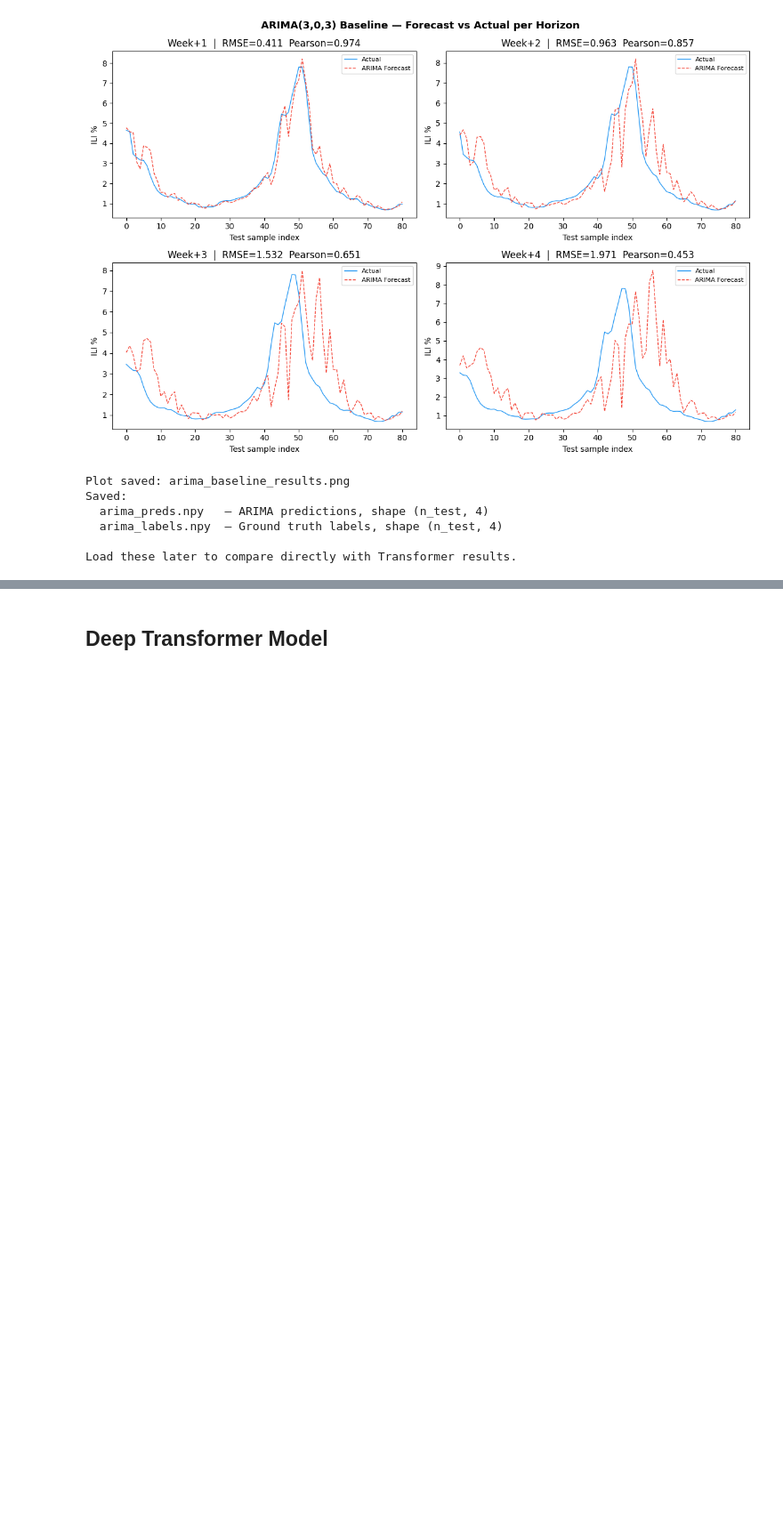
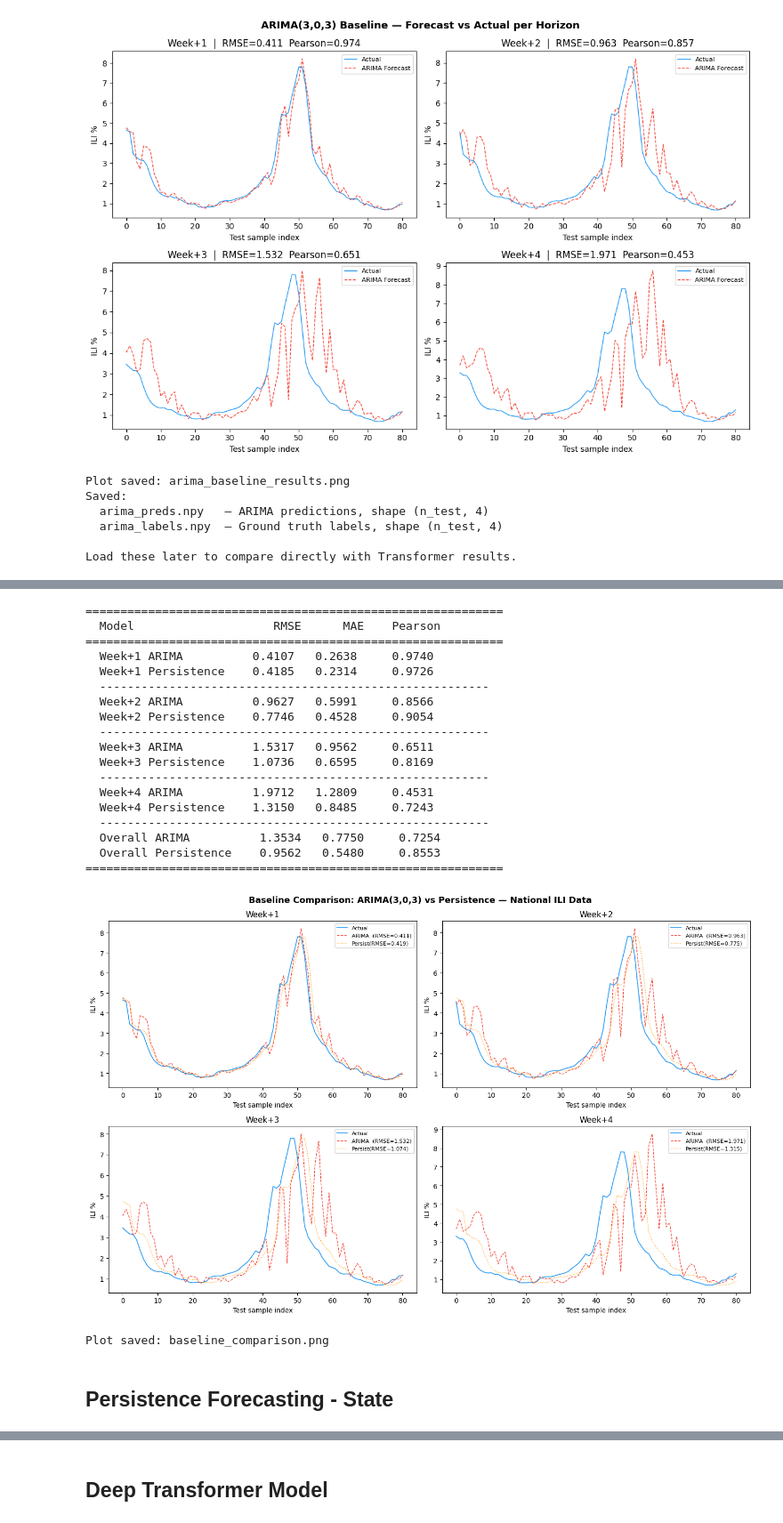
Before and after one commit to wangly7/epidemic-transformer-forecasting, a Jupyter notebook: transformer-influenza-predicting_ARIMA.ipynb, the cells around one changed output, grey strips where cells are left out. Shown at 89% size. Saved outputs shown, nothing was run; the diff lists cells and outputs as text; code cells hidden in the pictures; blank space fills up the shorter version.

```diff
--- a/transformer-influenza-predicting_ARIMA.ipynb
+++ b/transformer-influenza-predicting_ARIMA.ipynb
@@ -191,0 +303,74 @@ Load these later to compare directly with Transformer results.
+# %%
+# ── Combined Comparison: ARIMA vs Persistence ────────────────
+
+print("\n" + "="*60)
+print(f"  {'Model':<20} {'RMSE':>8} {'MAE':>8} {'Pearson':>10}")
+print("="*60)
+for step in range(FUTURE):
+    a = arima_metrics[f"week{step+1}"]
+    p = persist_metrics[f"week{step+1}"]
+    print(f"  Week+{step+1} ARIMA        {a['rmse']:>8.4f} {a['mae']:>8.4f} {a['pearson']:>10.4f}")
+    print(f"  Week+{step+1} Persistence  {p['rmse']:>8.4f} {p['mae']:>8.4f} {p['pearson']:>10.4f}")
+    print(f"  {'-'*56}")
+a = arima_metrics["overall"]
+p = persist_metrics["overall"]
+print(f"  {'Overall ARIMA':<20} {a['rmse']:>8.4f} {a['mae']:>8.4f} {a['pearson']:>10.4f}")
+print(f"  {'Overall Persistence':<20} {p['rmse']:>8.4f} {p['mae']:>8.4f} {p['pearson']:>10.4f}")
+print("="*60)
+
+
+
+fig, axes = plt.subplots(2, 2, figsize=(14, 9))
+fig.suptitle("Baseline Comparison: ARIMA(3,0,3) vs Persistence — National ILI Data",
+             fontsize=13, fontweight="bold")
+
+for step in range(FUTURE):
+    ax = axes[step // 2][step % 2]
+
+    # Ground truth
+    ax.plot(all_labels[:, step],
+            color="#2196F3", linewidth=1.2,
+            label="Actual")
+
+    # ARIMA
+    ax.plot(all_preds[:, step],
+            color="#F44336", linewidth=1.0, linestyle="--",
+            label=f"ARIMA  (RMSE={arima_metrics[f'week{step+1}']['rmse']:.3f})")
+
+    # Persistence
+    ax.plot(persist_preds[:, step],
+            color="#FF9800", linewidth=1.0, linestyle=":",
+            label=f"Persist(RMSE={persist_metrics[f'week{step+1}']['rmse']:.3f})")
+
+    ax.set_title(f"Week+{step+1}")
+    ax.set_ylabel("ILI %")
+    ax.set_xlabel("Test sample index")
+    ax.legend(fontsize=8)
+
+plt.tight_layout()
+plt.savefig("baseline_comparison.png", dpi=150, bbox_inches="tight")
+plt.show()
+print("Plot saved: baseline_comparison.png")
+# %% [output]
+============================================================
+  Model                    RMSE      MAE    Pearson
+============================================================
+  Week+1 ARIMA          0.4107   0.2638     0.9740
+  Week+1 Persistence    0.4185   0.2314     0.9726
+  --------------------------------------------------------
+  Week+2 ARIMA          0.9627   0.5991     0.8566
+  Week+2 Persistence    0.7746   0.4528     0.9054
+  --------------------------------------------------------
+  Week+3 ARIMA          1.5317   0.9562     0.6511
+  Week+3 Persistence    1.0736   0.6595     0.8169
+  --------------------------------------------------------
+  Week+4 ARIMA          1.9712   1.2809     0.4531
+  Week+4 Persistence    1.3150   0.8485     0.7243
+  --------------------------------------------------------
+  Overall ARIMA          1.3534   0.7750     0.7254
+  Overall Persistence    0.9562   0.5480     0.8553
+============================================================
+[figure, added]
+Plot saved: baseline_comparison.png
+# %% [markdown]
+## Persistence Forecasting - State
```
Also changed, not shown: parts of 9 cells of this notebook, 8 other files.
